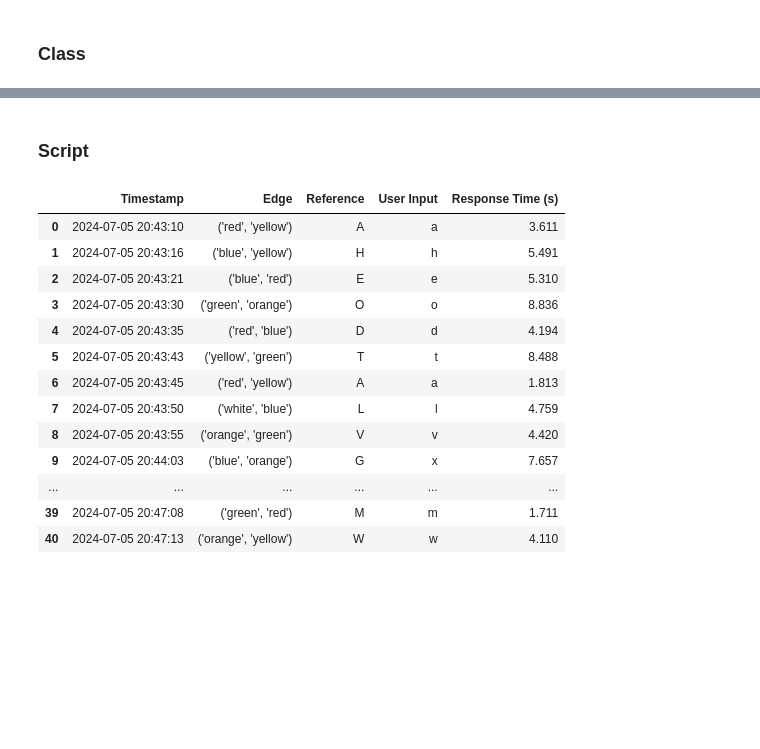
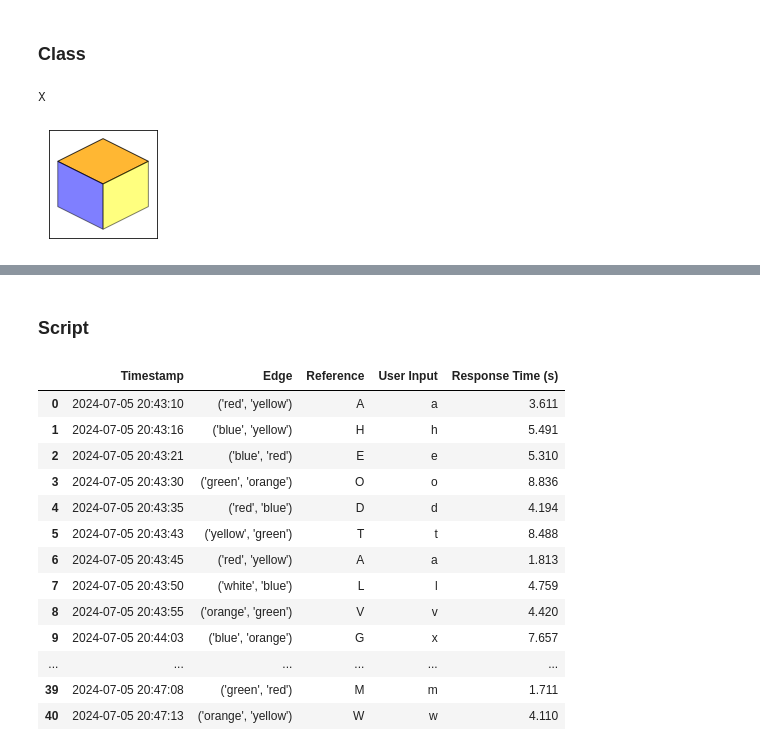
Before and after one commit to vicalbiter/bld-tools, a Jupyter notebook: notebooks/n1_bld_memo.ipynb, the cells around one changed output, grey strips where cells are left out. Drawn from its saved outputs; the diff is of its cells as text; code cells hidden in the pictures; blank space fills up the shorter version.

Commit message:
add corners drawing function

```diff
--- a/notebooks/n1_bld_memo.ipynb
+++ b/notebooks/n1_bld_memo.ipynb
@@ -105,5 +103,12 @@ from src.bld import Trainer
 
 trainer = Trainer()
+# %%
+corner = trainer.get_random_piece(ptype="corner")
+
+trainer.draw_corner(corner, print_correct=True)
+# %% [output]
+X
+[figure, added]
 # %%
 edge = trainer.get_random_edge()
 
```
Also changed, not shown: parts of 10 cells of this notebook, 3 other files.
